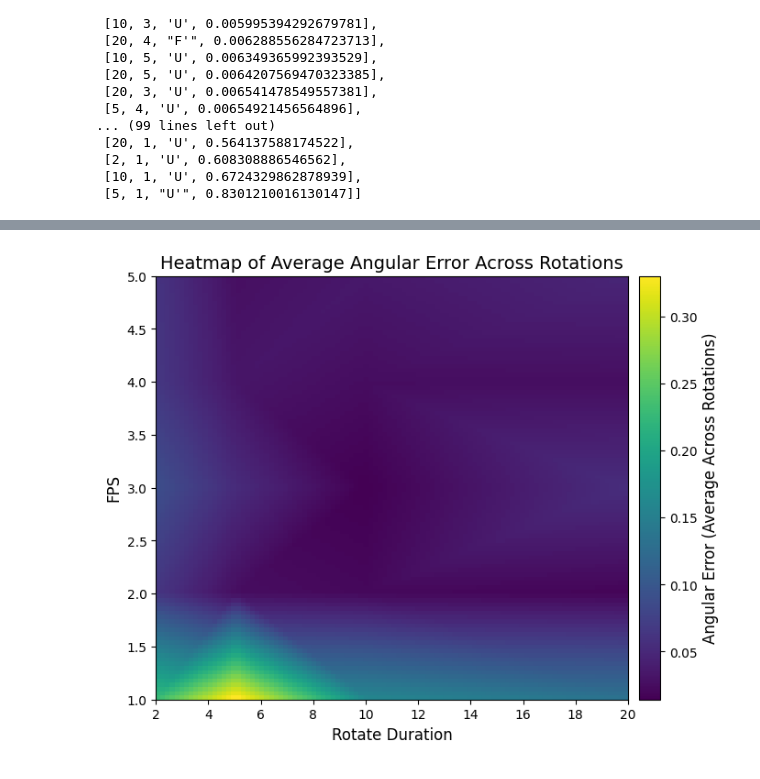
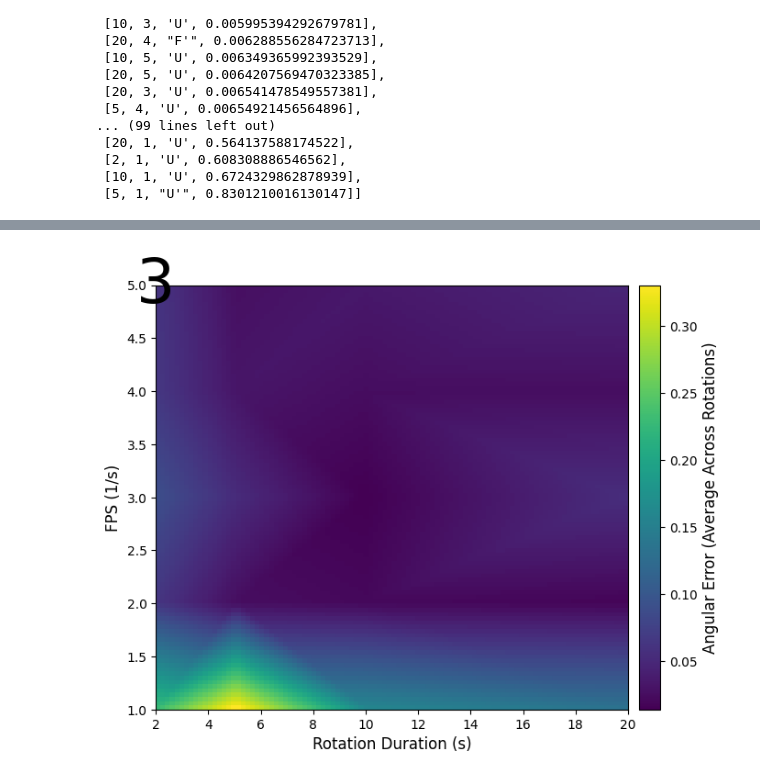
Before and after one commit to rayeugene/mirrorcubebot, a Jupyter notebook: experiment/rotate_duration_fps_analysis.ipynb, the cells around one changed output, grey strips where cells are left out. Saved outputs shown, nothing was run; the diff lists cells and outputs as text; code cells hidden in the pictures.

```diff
--- a/experiment/rotate_duration_fps_analysis.ipynb
+++ b/experiment/rotate_duration_fps_analysis.ipynb
@@ -14,3 +14,19 @@ results = []
 json_file = 'rotate_duration_fps_results/result.json'
 with open(json_file, "r") as file:
     results = json.load(file)
+# %%
+final_results = {}
+for a, b, _, c in results:
+    a = round(a, 3)
+    b = round(b, 3)
+    x = str(a) + '_' + str(b)
+
+    if x in final_results:
+        final_results[x].append(c)
+    else:
+        final_results[x] = [c]
+
+for key, value in final_results.items():
+    #final_results[key] = sum(value)/len(value)
+    final_results[key] = max(value)
+final_results
@@ -186,34 +251,40 @@ grid_x, grid_y = np.meshgrid(rotate_duration_grid, fps_grid)
 # Interpolate the maximum error for the grid
 grid_z = griddata(
     (rotate_duration_unique, fps_unique), error_max,
     (grid_x, grid_y), method='linear'
 )
 
 # Create the heatmap
 fig, ax = plt.subplots(figsize=(8, 6))
 heatmap = ax.imshow(
     grid_z,
     extent=[
         min(rotate_duration), max(rotate_duration),
         min(fps), max(fps)
     ],
     origin='lower',
     aspect='auto',
     cmap='viridis'
 )
 
 # Add title and axis labels
-ax.set_title('Heatmap of Average Angular Error Across Rotations', fontsize=14)
-ax.set_xlabel('Rotate Duration', fontsize=12)
-ax.set_ylabel('FPS', fontsize=12)
+#ax.set_title('Heatmap of Average Angular Error Across Rotations', fontsize=14)
+ax.set_xlabel('Rotation Duration (s)', fontsize=12)
+ax.set_ylabel('FPS (1/s)', fontsize=12)
 ax.tick_params(axis='both', which='major', labelsize=10)
 
 # Add colorbar
 cbar = plt.colorbar(heatmap, ax=ax, orientation='vertical', pad=0.02)
 cbar.set_label('Angular Error (Average Across Rotations)', fontsize=12)
 
 # Save the figure
 # plt.savefig('maximum_error_heatmap.png', dpi=300, bbox_inches='tight')
+plt.text(0, 1, '3',
+     horizontalalignment='center',
+     verticalalignment='center',
+     transform = ax.transAxes,
+     size = 48,
+     color = 'black')
 plt.show()
 # %% [output]
-[figure, old version]
+[figure, new version]
```
Also changed, not shown: parts of 3 cells of this notebook, 13 other files.
